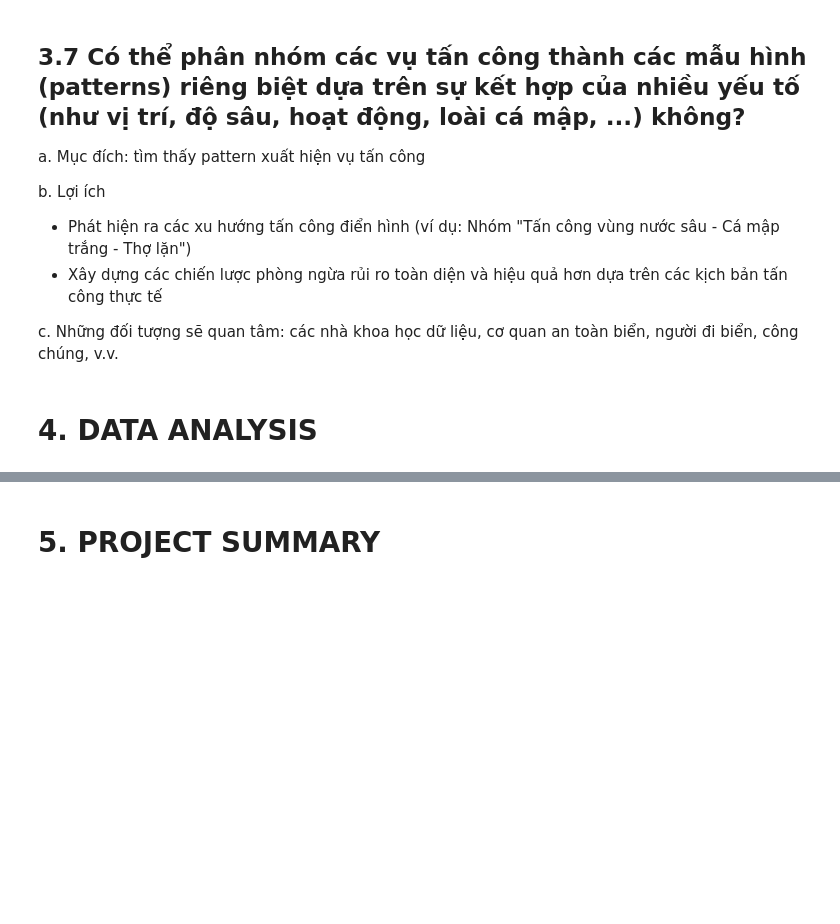
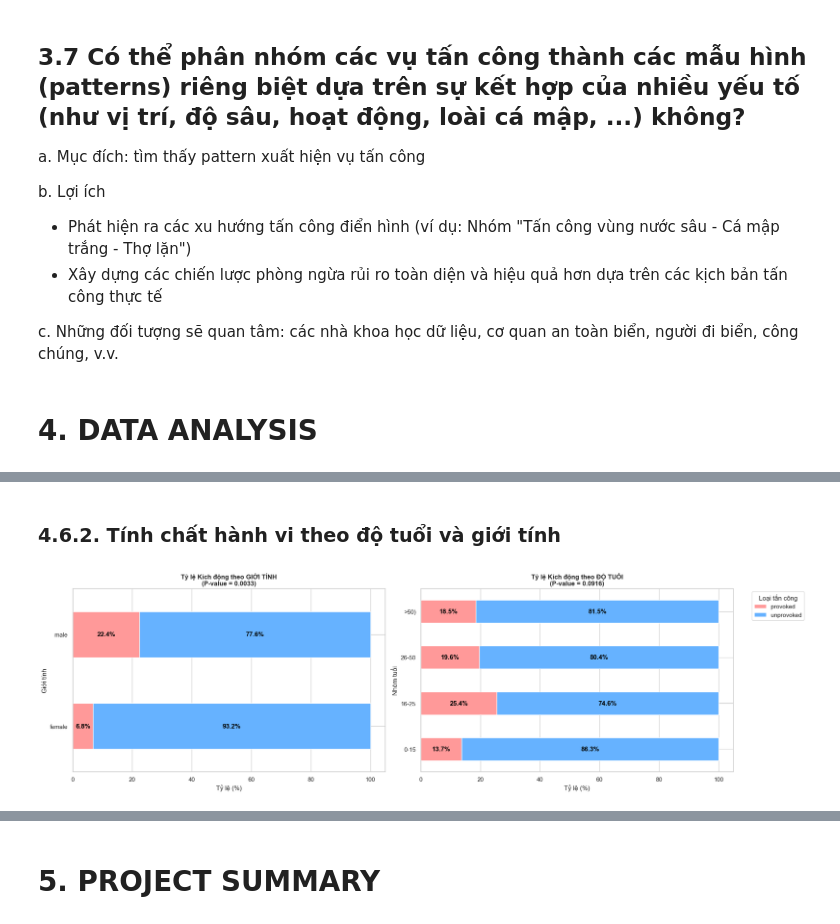
Before and after one commit to hvph-uyen/programming-for-data-science-project-group-9, a Jupyter notebook: source.ipynb, the cells around one changed output, grey strips where cells are left out. Cells and saved outputs as stored; diff of their text form; code cells hidden in the pictures; blank space fills up the shorter version.

```diff
--- a/source.ipynb
+++ b/source.ipynb
@@ -714,0 +755,47 @@ c. Những đối tượng sẽ quan tâm: các nhà khoa học dữ liệu, cơ
+# %% [markdown]
+### 4.6.2. Tính chất hành vi theo độ tuổi và giới tính
+# %%
+df_viz = df_main.dropna(subset=['victim_age', 'victim_gender', 'provoked_unprovoked']).copy()
+bins = [0, 15, 25, 50, 100]
+labels = ['0-15', '16-25', '26-50', '>50']
+df_viz['age_group'] = pd.cut(df_viz['victim_age'], bins=bins, labels=labels)
+
+# A. Giới tính
+ct_gender = pd.crosstab(df_viz['victim_gender'], df_viz['provoked_unprovoked'])
+c_g, p_gender, _, _ = chi2_contingency(ct_gender)
+ct_gender_pct = ct_gender.div(ct_gender.sum(1), axis=0) * 100
+
+# B. Độ tuổi
+ct_age = pd.crosstab(df_viz['age_group'], df_viz['provoked_unprovoked'])
+c_a, p_age, _, _ = chi2_contingency(ct_age)
+ct_age_pct = ct_age.div(ct_age.sum(1), axis=0) * 100
+
+# --- BƯỚC 3: VẼ BIỂU ĐỒ (SIDE-BY-SIDE) ---
+fig, axes = plt.subplots(1, 2, figsize=(20, 6))
+colors = ['#ff9999', '#66b2ff']
+
+# >>> BIỂU ĐỒ 1: THEO GIỚI TÍNH
+ct_gender_pct.plot(kind='barh', stacked=True, color=colors, ax=axes[0], edgecolor='white')
+axes[0].set_title(f'Tỷ lệ Kích động theo GIỚI TÍNH\n(P-value = {p_gender:.4f})', fontweight='bold')
+axes[0].set_xlabel('Tỷ lệ (%)')
+axes[0].set_ylabel('Giới tính')
+axes[0].legend().remove() # Tắt legend ở hình 1 cho đỡ rối
+
+# >>> BIỂU ĐỒ 2: THEO ĐỘ TUỔI
+ct_age_pct.plot(kind='barh', stacked=True, color=colors, ax=axes[1], edgecolor='white')
+axes[1].set_title(f'Tỷ lệ Kích động theo ĐỘ TUỔI\n(P-value = {p_age:.4f})', fontweight='bold')
+axes[1].set_xlabel('Tỷ lệ (%)')
+axes[1].set_ylabel('Nhóm tuổi')
+axes[1].legend(title='Loại tấn công', bbox_to_anchor=(1.05, 1), loc='upper left')
+
+# >>> THÊM NHÃN SỐ LIỆU (%) VÀO GIỮA CỘT
+for ax in axes:
+    for c in ax.containers:
+        # Chỉ hiện nhãn nếu thanh đủ lớn (>5%) để tránh chồng chữ
+        labels = [f'{v.get_width():.1f}%' if v.get_width() > 5 else '' for v in c]
+        ax.bar_label(c, labels=labels, label_type='center', color='black', weight='bold')
+
+plt.tight_layout()
+plt.show()
+# %% [output]
+[figure, added]
```
Also changed, not shown: parts of 40 cells of this notebook.
